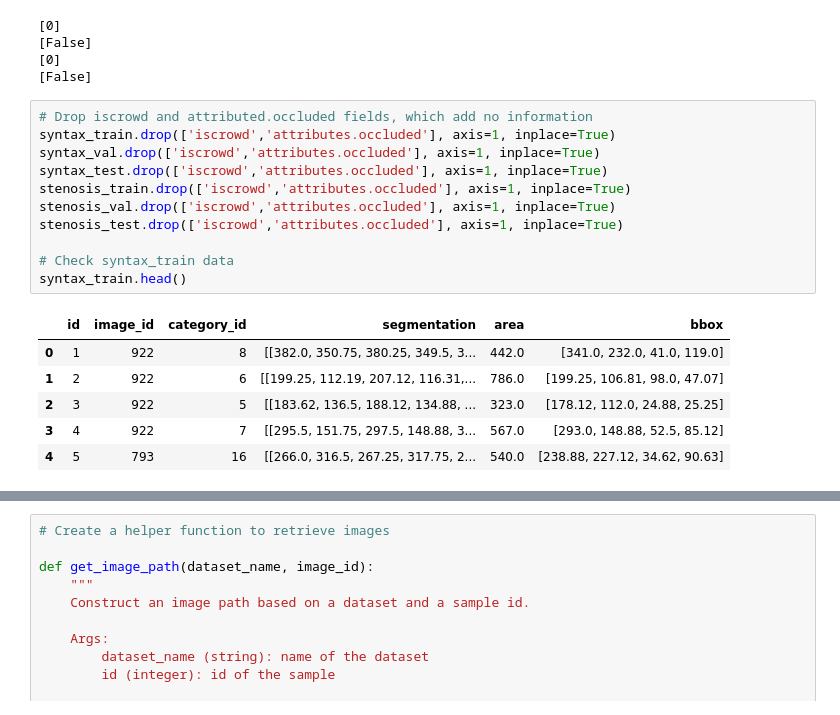
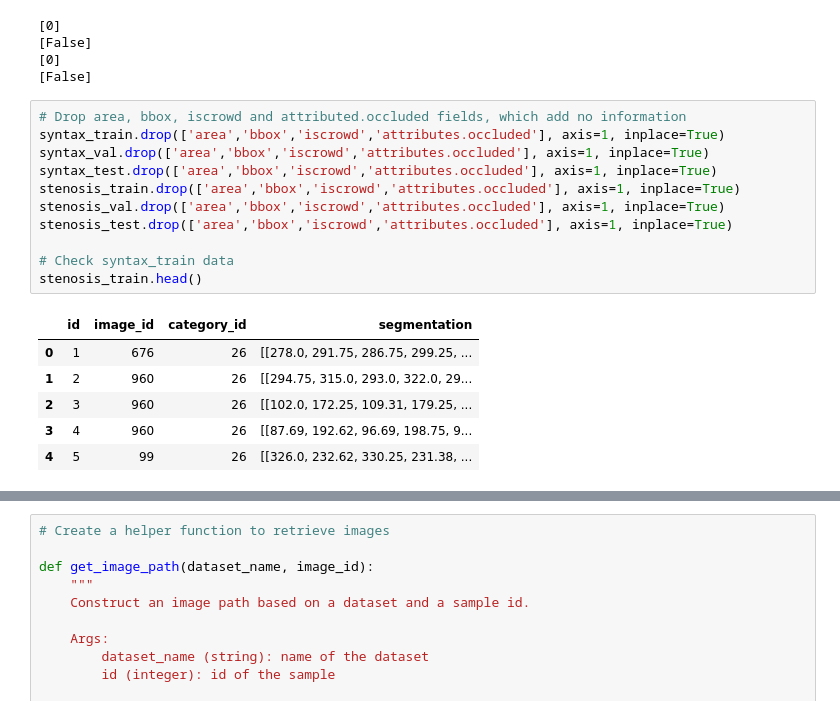
Before and after one commit to davidsolow/angiographer, a Jupyter notebook: eda.ipynb, the cells around one changed output, grey strips where cells are left out. Cells and saved outputs as stored; diff of their text form.

```diff
--- a/eda.ipynb
+++ b/eda.ipynb
@@ -84,20 +85,20 @@ print(stenosis_train['attributes.occluded'].unique())
 [0]
 [False]
 # %%
-# Drop iscrowd and attributed.occluded fields, which add no information
-syntax_train.drop(['iscrowd','attributes.occluded'], axis=1, inplace=True)
-syntax_val.drop(['iscrowd','attributes.occluded'], axis=1, inplace=True)
-syntax_test.drop(['iscrowd','attributes.occluded'], axis=1, inplace=True)
-stenosis_train.drop(['iscrowd','attributes.occluded'], axis=1, inplace=True)
-stenosis_val.drop(['iscrowd','attributes.occluded'], axis=1, inplace=True)
-stenosis_test.drop(['iscrowd','attributes.occluded'], axis=1, inplace=True)
+# Drop area, bbox, iscrowd and attributed.occluded fields, which add no information
+syntax_train.drop(['area','bbox','iscrowd','attributes.occluded'], axis=1, inplace=True)
+syntax_val.drop(['area','bbox','iscrowd','attributes.occluded'], axis=1, inplace=True)
+syntax_test.drop(['area','bbox','iscrowd','attributes.occluded'], axis=1, inplace=True)
+stenosis_train.drop(['area','bbox','iscrowd','attributes.occluded'], axis=1, inplace=True)
+stenosis_val.drop(['area','bbox','iscrowd','attributes.occluded'], axis=1, inplace=True)
+stenosis_test.drop(['area','bbox','iscrowd','attributes.occluded'], axis=1, inplace=True)
 
 # Check syntax_train data
-syntax_train.head()
+stenosis_train.head()
 # %% [output]
-|  | id | image_id | category_id | segmentation | area | bbox |
-| 0 | 1 | 922 | 8 | [[382.0, 350.75, 380.25, 349.5, 3... | 442.0 | [341.0, 232.0, 41.0, 119.0] |
-| 1 | 2 | 922 | 6 | [[199.25, 112.19, 207.12, 116.31,... | 786.0 | [199.25, 106.81, 98.0, 47.07] |
-| 2 | 3 | 922 | 5 | [[183.62, 136.5, 188.12, 134.88, ... | 323.0 | [178.12, 112.0, 24.88, 25.25] |
-| 3 | 4 | 922 | 7 | [[295.5, 151.75, 297.5, 148.88, 3... | 567.0 | [293.0, 148.88, 52.5, 85.12] |
-| 4 | 5 | 793 | 16 | [[266.0, 316.5, 267.25, 317.75, 2... | 540.0 | [238.88, 227.12, 34.62, 90.63] |
+|  | id | image_id | category_id | segmentation |
+| 0 | 1 | 676 | 26 | [[278.0, 291.75, 286.75, 299.25, ... |
+| 1 | 2 | 960 | 26 | [[294.75, 315.0, 293.0, 322.0, 29... |
+| 2 | 3 | 960 | 26 | [[102.0, 172.25, 109.31, 179.25, ... |
+| 3 | 4 | 960 | 26 | [[87.69, 192.62, 96.69, 198.75, 9... |
+| 4 | 5 | 99 | 26 | [[326.0, 232.62, 330.25, 231.38, ... |
```
Also changed, not shown: parts of 5 cells of this notebook, 1 other file.
